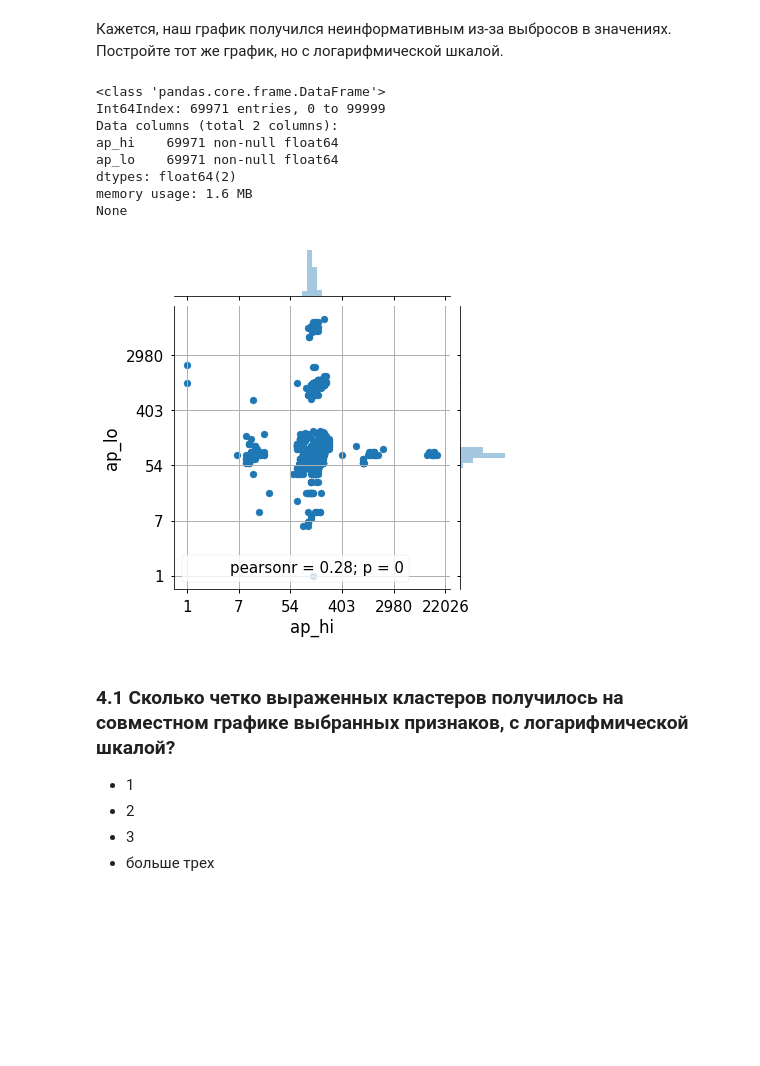
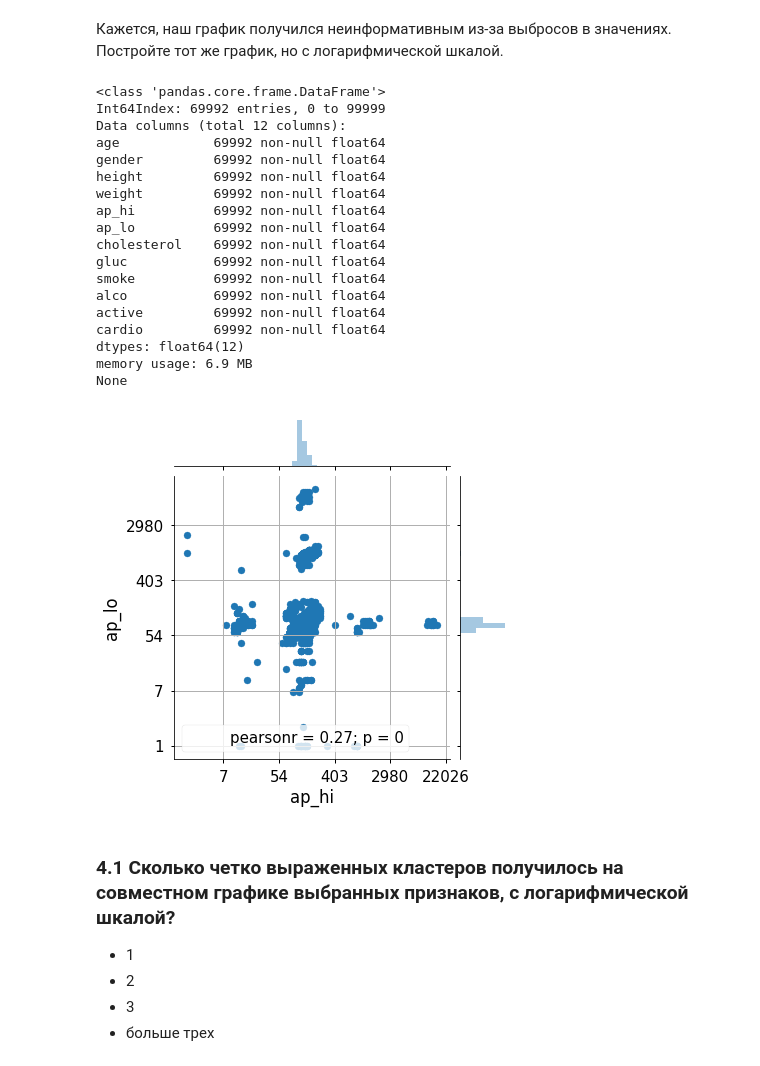
Before and after one commit to teremo4ek/mlcourse_open, a Jupyter notebook: jupyter_notebooks/topic02_visual_analysis/hw2_session2_visual_analysis_basics.ipynb, the cells around one changed output. Cells and saved outputs as stored; diff of their text form; code cells hidden in the pictures; blank space fills up the shorter version.

```diff
--- a/jupyter_notebooks/topic02_visual_analysis/hw2_session2_visual_analysis_basics.ipynb
+++ b/jupyter_notebooks/topic02_visual_analysis/hw2_session2_visual_analysis_basics.ipynb
@@ -258,41 +258,53 @@ print('*********Answer - \"Ap_hi, Ap_lo\"')
 # Ваш код здесь
 
 #print(train.info())
 #nt = train[['ap_hi','ap_lo']].agg([np.log]).replace([np.inf, -np.inf], np.nan).dropna()
 
 #base1 = train[ (train['ap_hi'] > train['ap_lo']) ]
 
-nt = np.log(train[['ap_hi','ap_lo']]).replace([np.inf, -np.inf], np.nan).dropna()
+#nt = np.log1p(train[(train['ap_hi'] >= 0) & (train['ap_lo'] >= 0) ]).replace([np.inf, -np.inf], np.nan).dropna()
+
+nt = np.log1p(train[(train['ap_hi'] >= 0) & (train['ap_lo'] >= 0) ])
 
 print(nt.info())
 
 g = sns.jointplot(x="ap_hi", y="ap_lo", data=nt)
 #ax = g.ax_joint
 #ax.set_xscale('log')
 #ax.set_yscale('log')
 #g.ax_marg_x.set_xscale('log')
 #g.ax_marg_y.set_yscale('log')
 
 
 
 # -------------------- #
 
 #"""Сетка"""
 g.ax_joint.grid(True)
 
 #"""Преобразуем логарифмические значения на шкалах в реальные"""
 g.ax_joint.yaxis.set_major_formatter(matplotlib.ticker.FuncFormatter(lambda x, pos: str(round(int(np.exp(x))))))
 g.ax_joint.xaxis.set_major_formatter(matplotlib.ticker.FuncFormatter(lambda x, pos: str(round(int(np.exp(x))))))
 # %% [output]
 <class 'pandas.core.frame.DataFrame'>
-Int64Index: 69971 entries, 0 to 99999
-Data columns (total 2 columns):
-ap_hi    69971 non-null float64
-ap_lo    69971 non-null float64
-dtypes: float64(2)
-memory usage: 1.6 MB
+Int64Index: 69992 entries, 0 to 99999
+Data columns (total 12 columns):
+age            69992 non-null float64
+gender         69992 non-null float64
+height         69992 non-null float64
+weight         69992 non-null float64
+ap_hi          69992 non-null float64
+ap_lo          69992 non-null float64
+cholesterol    69992 non-null float64
+gluc           69992 non-null float64
+smoke          69992 non-null float64
+alco           69992 non-null float64
+active         69992 non-null float64
+cardio         69992 non-null float64
+dtypes: float64(12)
+memory usage: 6.9 MB
 None
-[figure, old version]
+[figure, new version]
 # %% [markdown]
 ### 4.1 Сколько четко выраженных кластеров получилось на  совместном графике выбранных признаков, с логарифмической шкалой?
 
```
Also changed, not shown: parts of 1 cell of this notebook.
